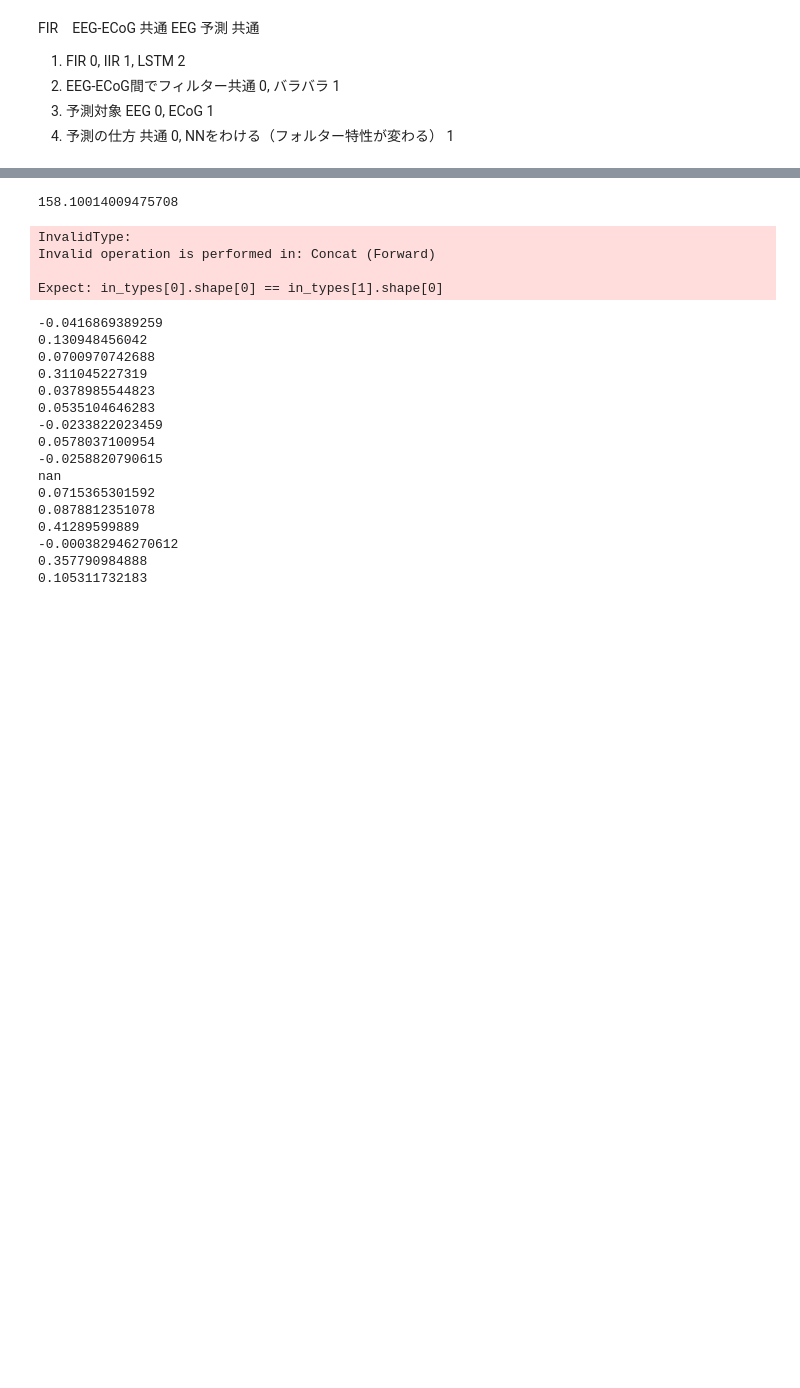
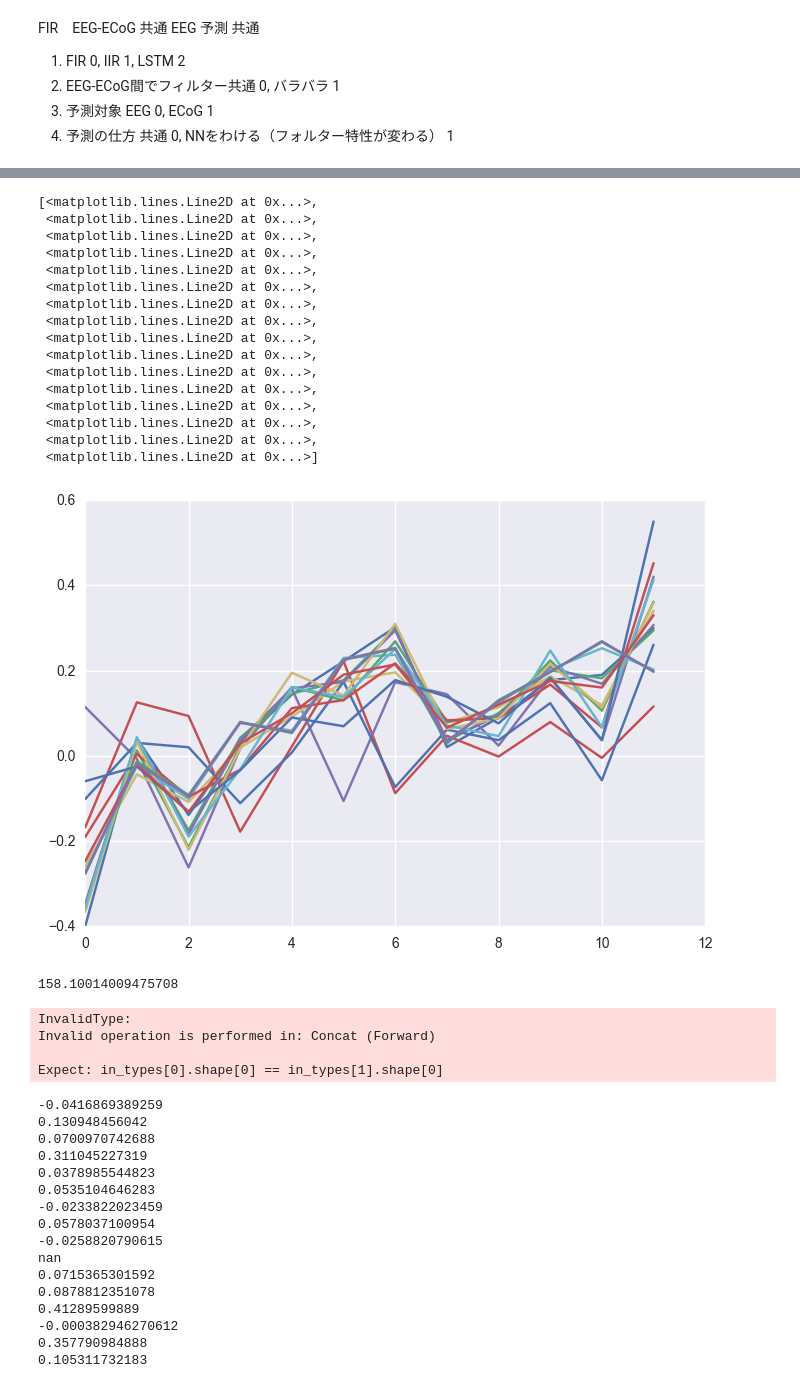
Before and after one commit to NaOsugi1987/EEG-ECoG, a Jupyter notebook: EEG_prediction_result_check.ipynb, the cells around one changed output, grey strips where cells are left out. Saved outputs shown, nothing was run; the diff lists cells and outputs as text; code cells hidden in the pictures; blank space fills up the shorter version.

```diff
--- a/EEG_prediction_result_check.ipynb
+++ b/EEG_prediction_result_check.ipynb
@@ -45,8 +45,8 @@ EEG = EEG.astype('float32')
 ECoG = ECoG.astype('float32')
 # %%
 order = 5
-batch_size = 1000
-time_range = 1000*10
+batch_size = 5000
+time_range = 1000*60
 start = 0
 
 train_time = [start, time_range+start]
@@ -56,8 +56,8 @@ hamming = signal.hamming(train_time[1]-train_time[0])
 #ECoG_t = np.zeros((ECoG.shape[0]-order+1, ECoG.shape[1], order))
 EEG_t = np.zeros((train_time[1]-train_time[0], EEG.shape[1], order))
 ECoG_t = np.zeros((train_time[1]-train_time[0], ECoG.shape[1], order))
-EEG_tmp = EEG[train_time[0]:train_time[1], :] *np.array([hamming]*EEG.shape[1]).T
-ECoG_tmp = ECoG[train_time[0]:train_time[1], :] *np.array([hamming]*ECoG.shape[1]).T
+EEG_tmp = EEG[train_time[0]:train_time[1], :]
+ECoG_tmp = ECoG[train_time[0]:train_time[1], :]
 for t in range(order):
     for ch in range(EEG.shape[1]):
         #EEG_t[:,ch,t] = EEG[:EEG.shape[0]-order+1, ch]
@@ -160,4 +175,22 @@ for b in range(int(EEG_t.data.shape[0]/batch_size)):
     for ch in range(16):
         corr_val[ch, b] = np.corrcoef(x1.data[:,ch], x2.data[:,ch])[0, 1]
 # %%
-plt.plot(corr_val)
+plt.plot(corr_val.T)
+# %% [output]
+[<matplotlib.lines.Line2D at 0x...>,
+ <matplotlib.lines.Line2D at 0x...>,
+ <matplotlib.lines.Line2D at 0x...>,
+ <matplotlib.lines.Line2D at 0x...>,
+ <matplotlib.lines.Line2D at 0x...>,
+ <matplotlib.lines.Line2D at 0x...>,
+ <matplotlib.lines.Line2D at 0x...>,
+ <matplotlib.lines.Line2D at 0x...>,
+ <matplotlib.lines.Line2D at 0x...>,
+ <matplotlib.lines.Line2D at 0x...>,
+ <matplotlib.lines.Line2D at 0x...>,
+ <matplotlib.lines.Line2D at 0x...>,
+ <matplotlib.lines.Line2D at 0x...>,
+ <matplotlib.lines.Line2D at 0x...>,
+ <matplotlib.lines.Line2D at 0x...>,
+ <matplotlib.lines.Line2D at 0x...>]
+[figure, added]
```
Also changed, not shown: parts of 6 cells of this notebook, 1 other file.
